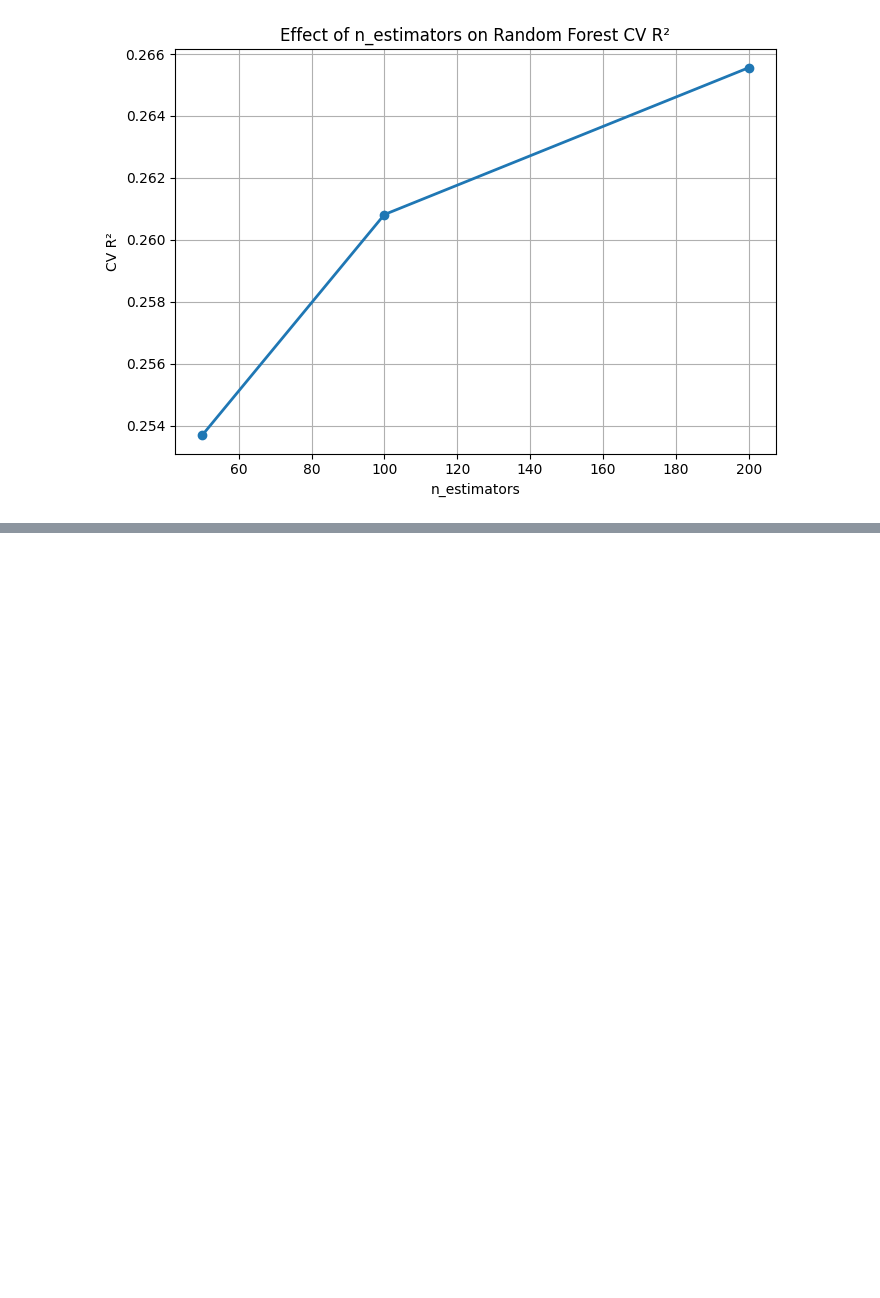
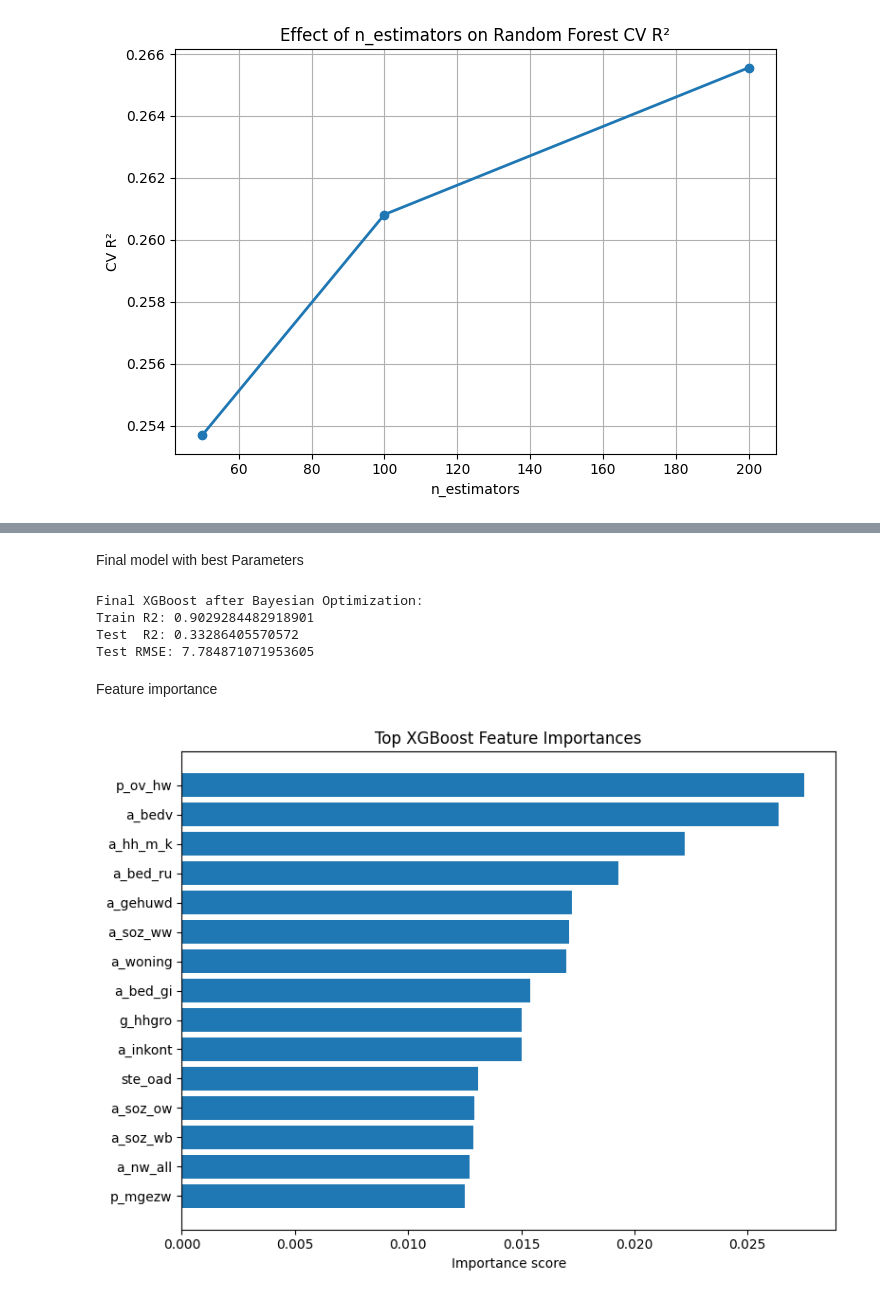
Before and after one commit to DiegoSourbag/ML-Final_Project, a Jupyter notebook: main.ipynb, the cells around one changed output, grey strips where cells are left out. Drawn from its saved outputs; the diff is of its cells as text; code cells hidden in the pictures; blank space fills up the shorter version.

Commit message:
Clustering/PCA and final model comparisons/Bayesian optimization and SHAP

```diff
--- a/main.ipynb
+++ b/main.ipynb
@@ -365,0 +529,40 @@ plt.show()
+# %% [markdown]
+Final model with best Parameters
+# %%
+best_xgb = opt.best_estimator_
+
+y_train_pred = best_xgb.predict(X_train_model)
+y_test_pred = best_xgb.predict(X_test_model)
+
+print("Final XGBoost after Bayesian Optimization:")
+print("Train R2:", r2_score(y_train, y_train_pred))
+print("Test  R2:", r2_score(y_test, y_test_pred))
+rmse = np.sqrt(mean_squared_error(y_test, y_test_pred))
+print("Test RMSE:", rmse)
+# %% [output]
+Final XGBoost after Bayesian Optimization:
+Train R2: 0.9029284482918901
+Test  R2: 0.33286405570572
+Test RMSE: 7.784871071953605
+# %% [markdown]
+Feature importance
+# %%
+importance = best_xgb.feature_importances_
+
+feat_imp = pd.DataFrame({
+    "feature": X_train_model.columns,
+    "importance": importance
+}).sort_values("importance", ascending=False)
+
+feat_imp.head(20)
+top_k = 15
+top = feat_imp.head(top_k).sort_values("importance")
+
+plt.figure(figsize=(8, 6))
+plt.barh(top["feature"], top["importance"])
+plt.title("Top XGBoost Feature Importances")
+plt.xlabel("Importance score")
+plt.tight_layout()
+plt.show()
+# %% [output]
+[figure, added]
```
Also changed, not shown: parts of 11 cells of this notebook, 1 other file.
